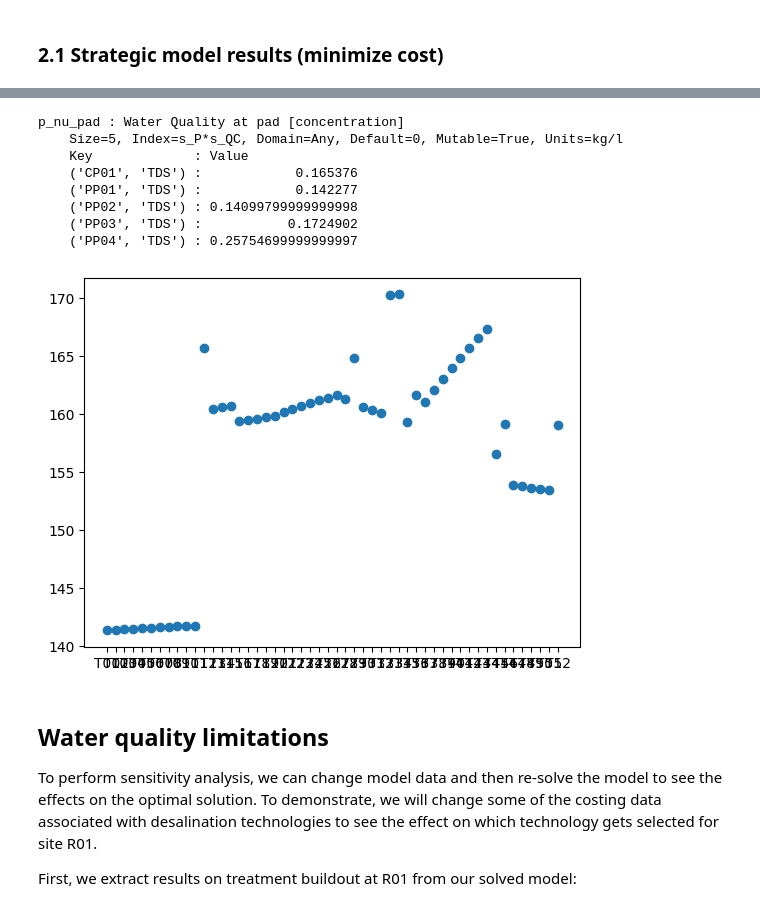
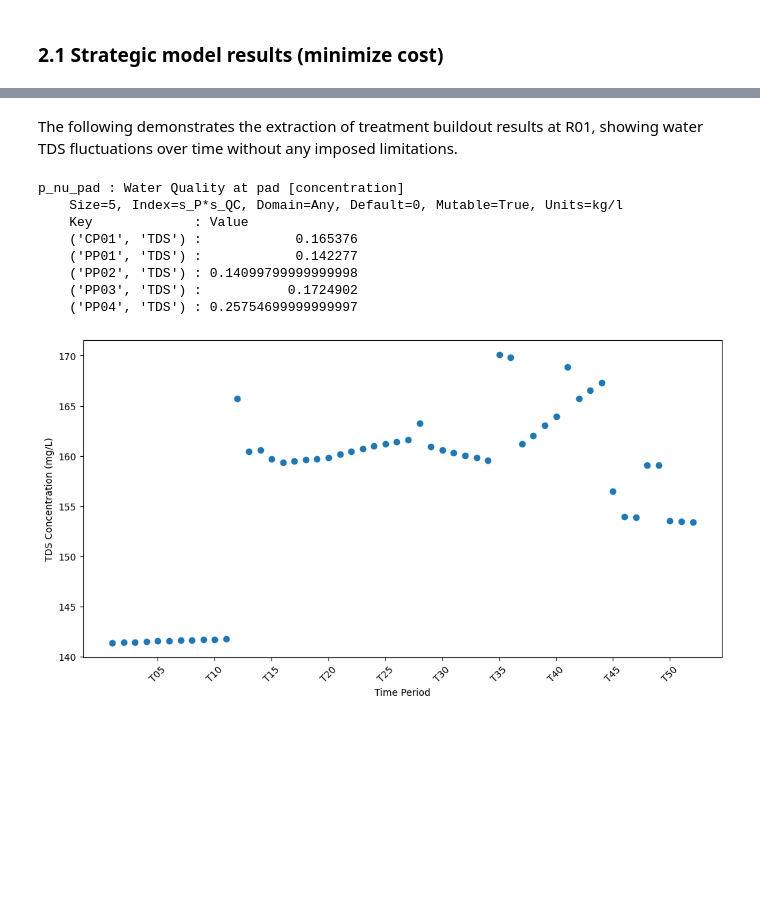
Before and after one commit to project-pareto/project-pareto, a Jupyter notebook: pareto/examples/water_tracking/strategic_model_MINLP_example.ipynb, the cells around one changed output, grey strips where cells are left out. Cells and saved outputs as stored; diff of their text form; code cells hidden in the pictures; blank space fills up the shorter version.

```diff
--- a/pareto/examples/water_tracking/strategic_model_MINLP_example.ipynb
+++ b/pareto/examples/water_tracking/strategic_model_MINLP_example.ipynb
@@ -215,44 +224,36 @@ Objective function value: 6122.517820955121
 Desalination plant capacity bbl/day = 10000
-# %%
-strategic_model.quality.p_nu_pad.display()
-
-time_period = []
-TDS = []
-for i in strategic_model.s_T:
-    TDS.append(1000 * value(strategic_model.quality.v_Q["R01", "TDS", i]))
-    time_period.append(i)
-
-from pareto.utilities.results import plot_sankey
-
-args = {"plot_title": "Trucked Water", "output_file": "min_cost_solution.html"}
-
-input_data = {
-    "pareto_var": results_dict["v_F_Piped_dict"],
-}
-args = {"plot_title": "Trucked Water", "output_file": "Trucked_min_cost_solution.html"}
-
-input_data = {
-    "pareto_var": results_dict["v_F_Trucked_dict"],
-}
-
-plot_sankey(input_data, args)
-
-import matplotlib.pyplot as plt
-
-plt.scatter(time_period, TDS)
-plt.show()
-# %% [output]
-p_nu_pad : Water Quality at pad [concentration]
-    Size=5, Index=s_P*s_QC, Domain=Any, Default=0, Mutable=True, Units=kg/l
-    Key             : Value
-    ('CP01', 'TDS') :            0.165376
-    ('PP01', 'TDS') :            0.142277
-    ('PP02', 'TDS') : 0.14099799999999998
-    ('PP03', 'TDS') :           0.1724902
-    ('PP04', 'TDS') : 0.25754699999999997
-[figure, removed]
-# %% [markdown]
-## <a id='sensitivity'></a> Water quality limitations
-To perform sensitivity analysis, we can change model data and then re-solve the model to see the effects on the optimal solution. To demonstrate, we will change some of the costing data associated with desalination technologies to see the effect on which technology gets selected for site R01.
-
-First, we extract results on treatment buildout at R01 from our solved model:
+# %% [markdown]
+The following demonstrates the extraction of treatment buildout results at R01, showing water TDS fluctuations over time without any imposed limitations.
+# %%
+import matplotlib.pyplot as plt
+
+strategic_model.quality.p_nu_pad.display()
+
+time_period = []
+TDS = []
+
+for i in strategic_model.s_T:
+    TDS.append(1000 * value(strategic_model.quality.v_Q["R01", "TDS", i]))
+    time_period.append(i)
+
+plt.figure(figsize=(12, 6))
+plt.scatter(range(len(time_period)), TDS)
+plt.xlabel("Time Period")
+plt.ylabel("TDS Concentration (mg/L)")
+
+selected_ticks = [i for i in range(len(time_period)) if int(time_period[i][1:]) % 5 == 0]
+selected_labels = [time_period[i] for i in selected_ticks]
+
+plt.xticks(ticks=selected_ticks, labels=selected_labels, rotation=45)
+
+plt.show()
+# %% [output]
+p_nu_pad : Water Quality at pad [concentration]
+    Size=5, Index=s_P*s_QC, Domain=Any, Default=0, Mutable=True, Units=kg/l
+    Key             : Value
+    ('CP01', 'TDS') :            0.165376
+    ('PP01', 'TDS') :            0.142277
+    ('PP02', 'TDS') : 0.14099799999999998
+    ('PP03', 'TDS') :           0.1724902
+    ('PP04', 'TDS') : 0.25754699999999997
+[figure, added]
```
Also changed, not shown: parts of 10 cells of this notebook, 1 other file.
